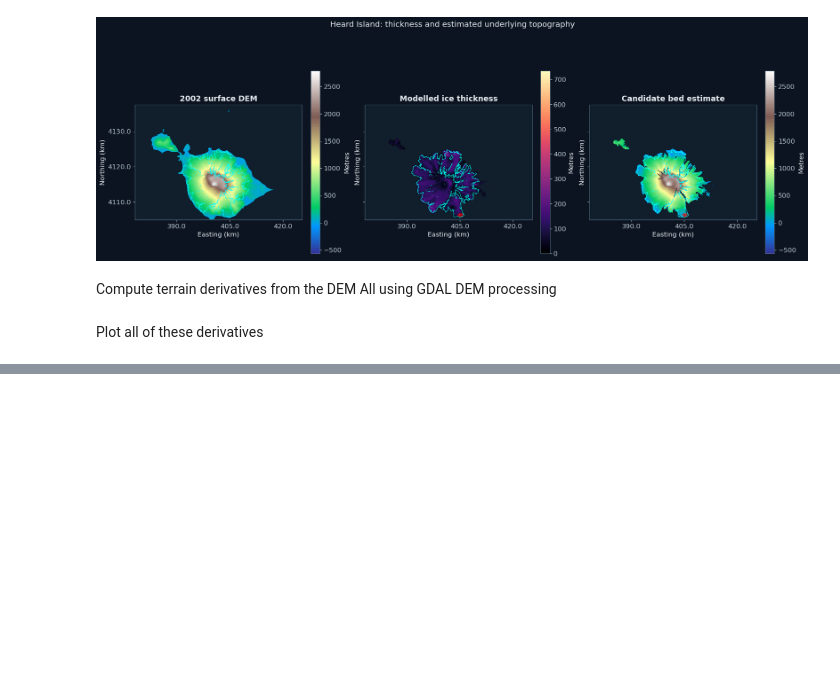
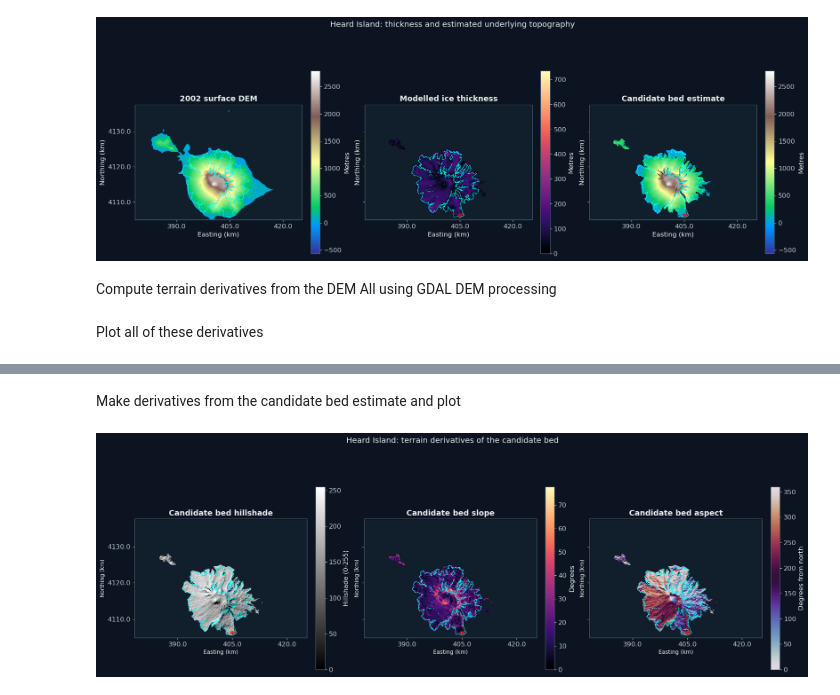
Before and after one commit to University-of-Tasmania-GPSS/AT3_Group2_2026, a Jupyter notebook: 04_Geomorphology.ipynb, the cells around one changed output, grey strips where cells are left out. Cells and saved outputs as stored; diff of their text form; code cells hidden in the pictures; blank space fills up the shorter version.

```diff
--- a/04_Geomorphology.ipynb
+++ b/04_Geomorphology.ipynb
@@ -592,0 +630,67 @@ plt.show()
+# %% [markdown]
+Make derivatives from the candidate bed estimate and plot
+# %%
+## Derive slope, aspect and hillshade from the candidate bed ##
+
+bed_path = saved_layers["candidate_bed"]   # Heard_bed_estimate_candidate_50m.tif
+
+slope_path     = slope(str(bed_path),     str(terrain_dir / "Heard_bed_slope_50m.tif"))
+aspect_path    = aspect(str(bed_path),    str(terrain_dir / "Heard_bed_aspect_50m.tif"))
+hillshade_path = hillshade(str(bed_path), str(terrain_dir / "Heard_bed_hillshade_50m.tif"))
+
+
+def read_masked(path):
+    with rasterio.open(path) as src:
+        return src.read(1, masked=True)   # nodata automatically masked
+
+
+## Preview the candidate bed derivatives ##
+
+style_path = processed_dir / "book_figure_style.json"
+book_plot_style = json.loads(style_path.read_text()) if style_path.exists() else {}
+
+panels = (
+    (read_masked(hillshade_path), "Candidate bed hillshade", "gray",    {"vmin": 0, "vmax": 255}, "Hillshade (0-255)"),
+    (read_masked(slope_path),     "Candidate bed slope",     "magma",   {"vmin": 0},              "Degrees"),
+    (read_masked(aspect_path),    "Candidate bed aspect",    "twilight", {"vmin": 0, "vmax": 360}, "Degrees from north"),
+)
+
+with plt.style.context("dark_background"), plt.rc_context(book_plot_style):
+    terrain_fig, terrain_axes = plt.subplots(
+        1, 3, figsize = (18, 7), sharex = True, sharey = True,
+        layout = "constrained")
+
+    for ax, (data, title, cmap, image_options, cbar_label) in zip(terrain_axes, panels):
+
+        plotted = ax.imshow(
+            np.ma.masked_invalid(data), origin = "upper",
+            extent = (left, right, bottom, top), cmap = cmap, **image_options)
+
+        ice_layers[2019].boundary.plot(
+            ax = ax, color = "cyan", linewidth = 0.5)
+
+        ax.set(
+            title = title, xlabel = "Easting (km)", ylabel = "Northing (km)",
+            xlim = (left, right), ylim = (bottom, top), aspect = "equal")
+
+        ax.xaxis.set_major_formatter(
+            FuncFormatter(lambda value, position: f"{value / 1000:.1f}"))
+        ax.yaxis.set_major_formatter(
+            FuncFormatter(lambda value, position: f"{value / 1000:.1f}"))
+        ax.xaxis.set_major_locator(MaxNLocator(4))
+        ax.yaxis.set_major_locator(MaxNLocator(4))
+
+        terrain_fig.colorbar(plotted, ax = ax, shrink = 0.7, label = cbar_label)
+
+        # Mark suspicious thickness jumps for review.
+        if spike_candidates.any():
+            rows, columns = np.nonzero(spike_candidates)
+            x, y = rasterio.transform.xy(working_transform, rows, columns)
+            ax.scatter(
+                x, y, s = 20, facecolors = "none",
+                edgecolors = "red", linewidths = 0.8)
+
+    terrain_fig.suptitle("Heard Island: terrain derivatives of the candidate bed")
+    plt.show()
+# %% [output]
+[figure, added]
```
Also changed, not shown: parts of 2 cells of this notebook, 5 other files.
